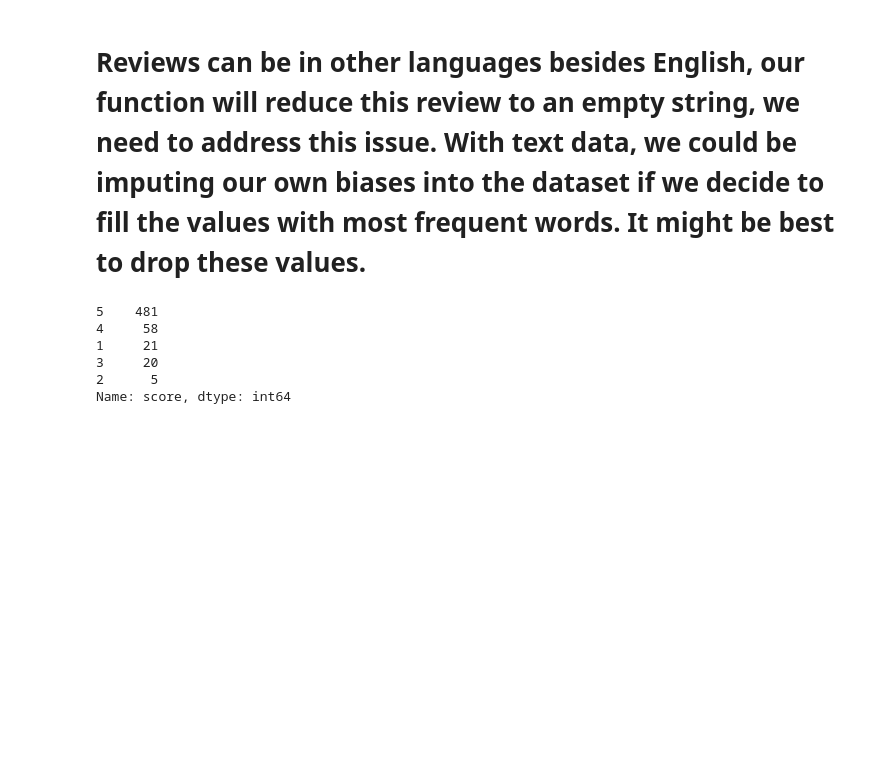
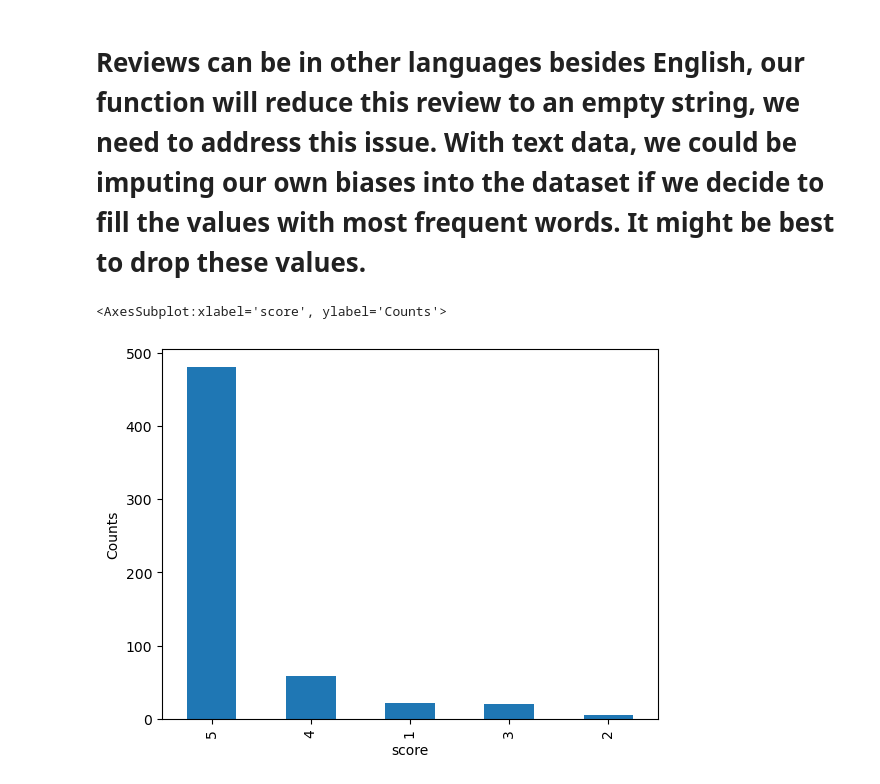
Before and after one commit to MaukanMir/Chat-GPT-Reviews-Sentiment-Analysis, a Jupyter notebook: training.ipynb, the cells around one changed output. Drawn from its saved outputs; the diff is of its cells as text; code cells hidden in the pictures; blank space fills up the shorter version.

```diff
--- a/training.ipynb
+++ b/training.ipynb
@@ -113,11 +113,7 @@ df["content"] = df["content"].apply(remove_stop_words)
 # %% [markdown]
 # Reviews can be in other languages besides English, our function will reduce this review to an empty string, we need to address this issue. With text data, we could be imputing our own biases into the dataset if we decide to fill the values with most frequent words. It might be best to drop these values.
 # %%
-df[df["content"] ==""]["score"].value_counts()
+df[df["content"] ==""]["score"].value_counts().plot.bar(xlabel="score", ylabel="Counts")
 # %% [output]
-5    481
-4     58
-1     21
-3     20
-2      5
-Name: score, dtype: int64
+<AxesSubplot:xlabel='score', ylabel='Counts'>
+[figure, added]
```
